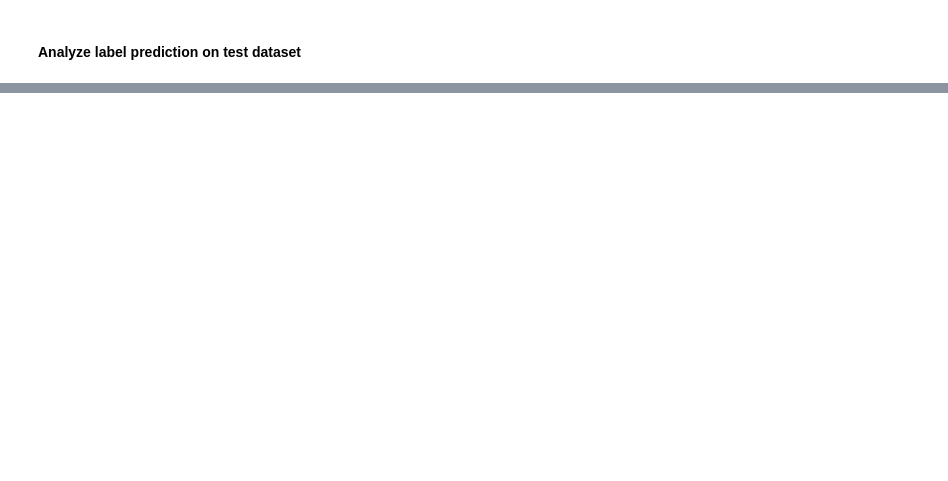
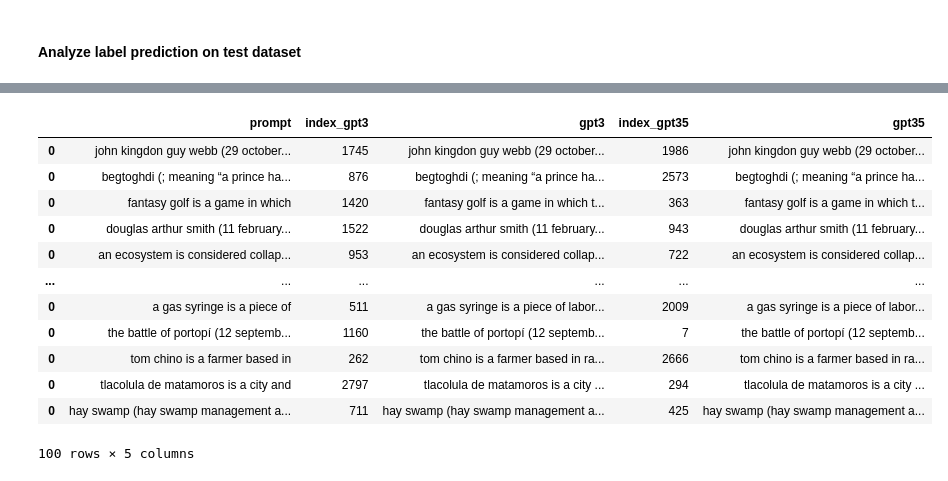
Before and after one commit to yvonne-yiqin-zhang/GPT_Generated_Text_Detection, a Jupyter notebook: test_dataset_deepdive.ipynb, the cells around one changed output, grey strips where cells are left out. Cells and saved outputs as stored; diff of their text form; code cells hidden in the pictures; blank space fills up the shorter version.

```diff
--- a/test_dataset_deepdive.ipynb
+++ b/test_dataset_deepdive.ipynb
@@ -130,0 +179,16 @@ result
+# %%
+df
+# %% [output]
+|  | prompt | index_gpt3 | gpt3 | index_gpt35 | gpt35 |
+| 0 | john kingdon guy webb (29 october... | 1745 | john kingdon guy webb (29 october... | 1986 | john kingdon guy webb (29 october... |
+| 0 | begtoghdi (; meaning “a prince ha... | 876 | begtoghdi (; meaning “a prince ha... | 2573 | begtoghdi (; meaning “a prince ha... |
+| 0 | fantasy golf is a game in which | 1420 | fantasy golf is a game in which t... | 363 | fantasy golf is a game in which t... |
+| 0 | douglas arthur smith (11 february... | 1522 | douglas arthur smith (11 february... | 943 | douglas arthur smith (11 february... |
+| 0 | an ecosystem is considered collap... | 953 | an ecosystem is considered collap... | 722 | an ecosystem is considered collap... |
+| ... | ... | ... | ... | ... | ... |
+| 0 | a gas syringe is a piece of | 511 | a gas syringe is a piece of labor... | 2009 | a gas syringe is a piece of labor... |
+| 0 | the battle of portopí (12 septemb... | 1160 | the battle of portopí (12 septemb... | 7 | the battle of portopí (12 septemb... |
+| 0 | tom chino is a farmer based in | 262 | tom chino is a farmer based in ra... | 2666 | tom chino is a farmer based in ra... |
+| 0 | tlacolula de matamoros is a city and | 2797 | tlacolula de matamoros is a city ... | 294 | tlacolula de matamoros is a city ... |
+| 0 | hay swamp (hay swamp management a... | 711 | hay swamp (hay swamp management a... | 425 | hay swamp (hay swamp management a... |
+100 rows × 5 columns
```
Also changed, not shown: parts of 8 cells of this notebook.
